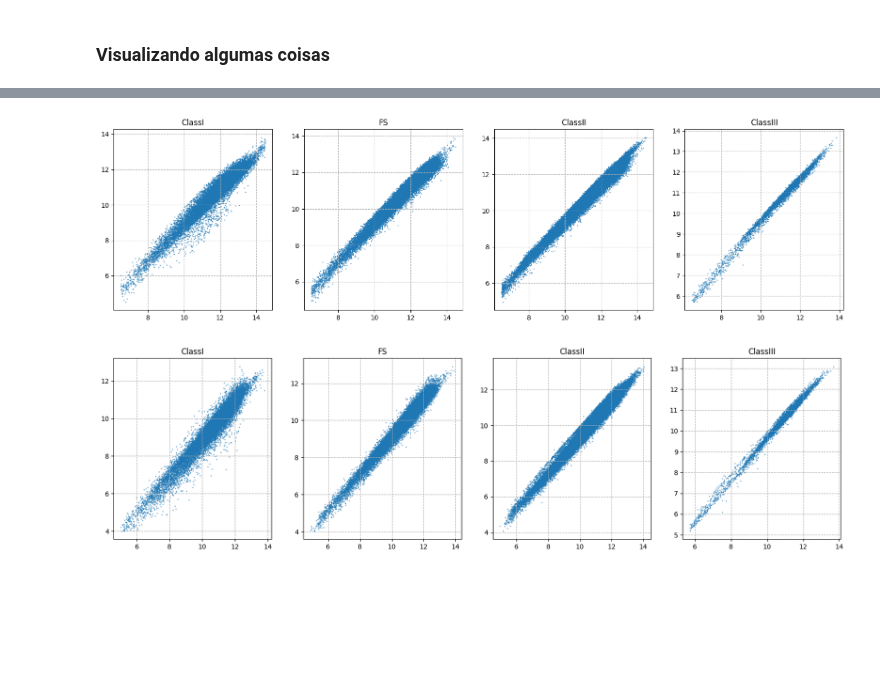
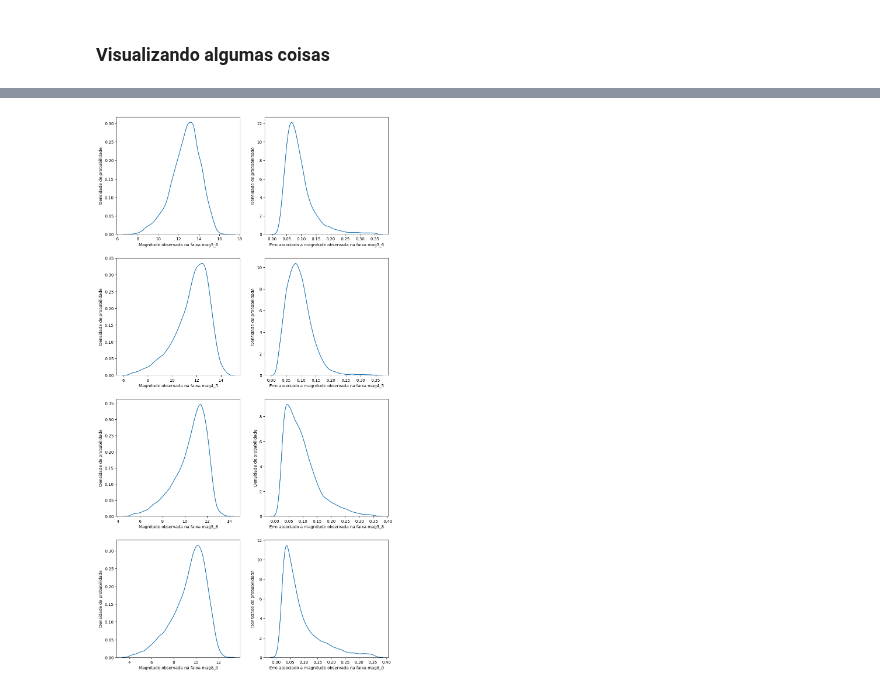
Before and after one commit to Angel-3001/criatura_lend-ria_2-tiamat, a Jupyter notebook: Tiamat-Classificação_estelar.ipynb, the cells around one changed output, grey strips where cells are left out. Drawn from its saved outputs; the diff is of its cells as text; code cells hidden in the pictures; blank space fills up the shorter version.

Commit message:
Corrigindo coisas e importando para modelagem

```diff
--- a/Tiamat-Classificação_estelar.ipynb
+++ b/Tiamat-Classificação_estelar.ipynb
@@ -334,46 +271,30 @@ for ax, df, classe in zip(axis, datas, classes):
-# %%
-EIXOS = ["mag4_5", "mag5_8"]
-
-figs, axis = plt.subplots(ncols=4, figsize=(20, 5))
-
-datas = [df_classI, df_FS, df_classII, df_classIII]
-classes = ["ClassI", "FS", "ClassII", "ClassIII"]
-
-
-for ax, df, classe in zip(axis, datas, classes):
-    contagem = df.groupby(EIXOS + TARGET).size().reset_index(name="contagem")
-    ax.scatter(
-        x=df[EIXOS[0]],
-        y=df[EIXOS[1]],
-        s=0.5,
-        alpha=0.7,
-        label=classe
-    )
-
-    ax.set_title(classe)
-    ax.grid(linestyle="--")
-# %% [output]
-[figure, removed]
-# %%
-EIXOS = ["mag5_8", "mag8_0"]
-
-figs, axis = plt.subplots(ncols=4, figsize=(20, 5))
-
-datas = [df_classI, df_FS, df_classII, df_classIII]
-classes = ["ClassI", "FS", "ClassII", "ClassIII"]
-
-
-for ax, df, classe in zip(axis, datas, classes):
-    contagem = df.groupby(EIXOS + TARGET).size().reset_index(name="contagem")
-    ax.scatter(
-        x=df[EIXOS[0]],
-        y=df[EIXOS[1]],
-        s=0.5,
-        alpha=0.7,
-        label=classe
-    )
-
-    ax.set_title(classe)
-    ax.grid(linestyle="--")
-# %% [output]
-[figure, removed]
+# %%
+# Análise da classe I
+EIXOS = ["mag3_6", "e_mag3_6", "mag4_5", "e_mag4_5", "mag5_8", "e_mag5_8", "mag8_0", "e_mag8_0"]
+
+figs, axis = plt.subplots(nrows=4, ncols=2, figsize=(12, 24))
+
+eixos = [
+    [0,0], [0,1],
+    [1,0], [1,1],
+    [2,0], [2,1],
+    [3,0], [3,1]
+]
+
+for pos, mag in zip(eixos, EIXOS):
+    ax = axis[pos[0], pos[1]]
+    sns.kdeplot(
+        data=df_classI,
+        x=mag,
+        label=mag,
+        ax=ax
+    )
+    # ax.set_title(f"Distribuição de densidade de probabilidade de magnitude da faixa {mag} para YSOs de Classe I")
+
+    if mag[0] == "e":
+        ax.set_xlabel(f"Erro associado a magnitude observada na faixa {mag.replace("e_", "")}")
+    else:
+        ax.set_xlabel(f"Magnitude observada na faixa {mag}")
+    ax.set_ylabel("Densidade de probabilidade")
+# %% [output]
+[figure, added]
```
Also changed, not shown: parts of 59 cells of this notebook.
